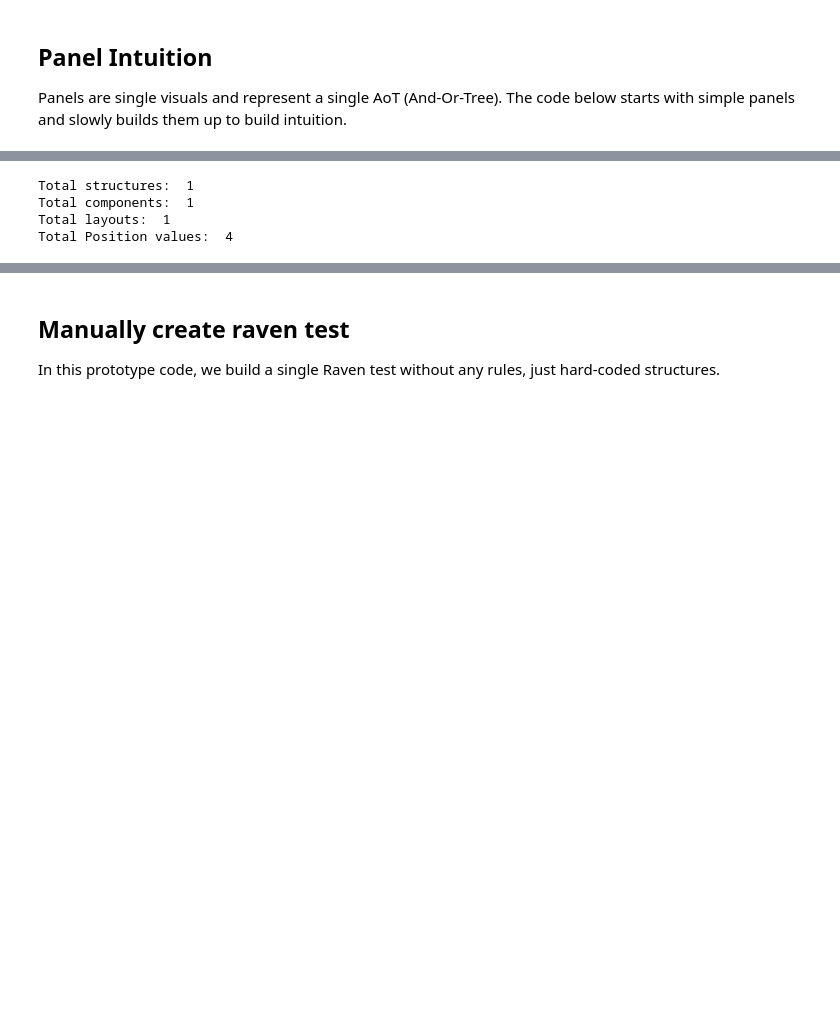
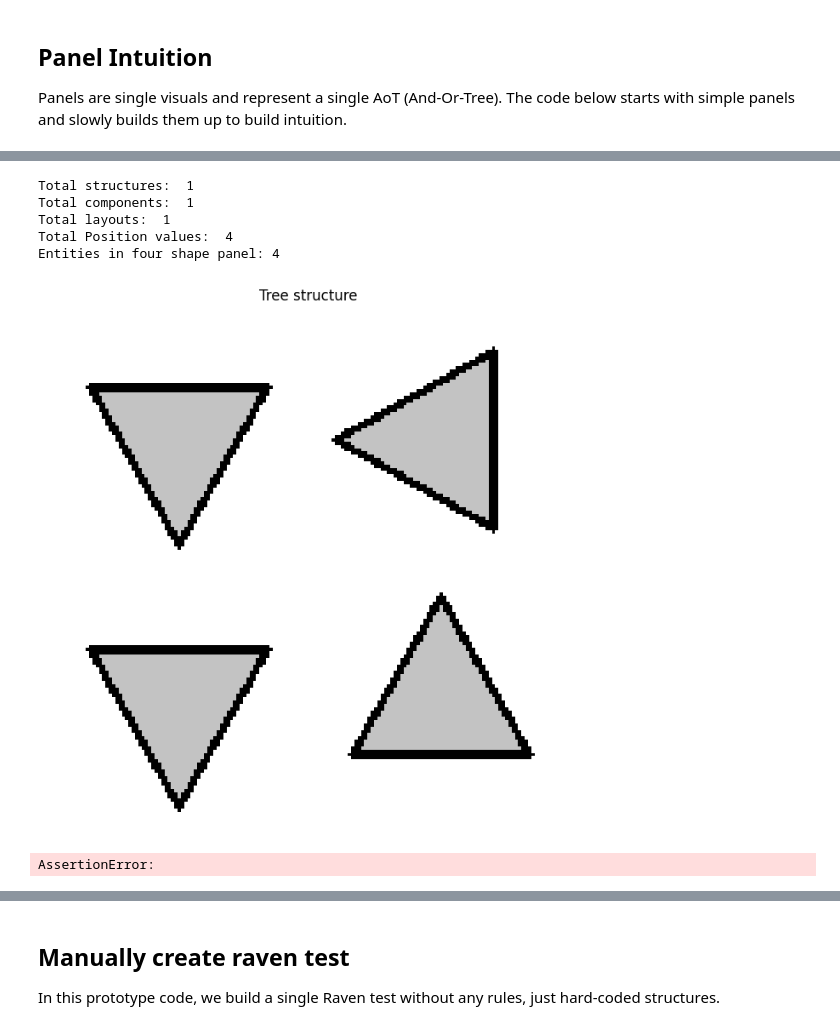
Before and after one commit to andylee024/raven-cvpr, a Jupyter notebook: notebooks/visualize_notebook.ipynb, the cells around one changed output, grey strips where cells are left out. Cells and saved outputs as stored; diff of their text form; code cells hidden in the pictures; blank space fills up the shorter version.

```diff
--- a/notebooks/visualize_notebook.ipynb
+++ b/notebooks/visualize_notebook.ipynb
@@ -219,33 +234,84 @@ def build_four_shape_panel():
     # Access the nodes of the trees
     print("Total structures: ", len(tree.children))
     structure = tree.children[0]  # First child of root is Structure
 
     print("Total components: ", len(structure.children))
     component = structure.children[0]
 
     print("Total layouts: ", len(component.children))
     layout = component.children[0]
 
     # Handle 4 positions
     layout.number.value_level = 3 # 4 entities (0-index)
     layout.position.sample(4)
 
-    # Get positions
+    # Get positions & constraints
     position_values = layout.position.get_value()
+    layout_entity_constraint = layout.entity_constraint
     print("Total Position values: ", len(position_values))
 
     # Build 4 entities
-    for i in range(4):
+    for i in range(len(position_values)):
         position_value = position_values[i]
-        layout_entity_constraint = layout.entity_constraint
         entity = build_single_entity(position_value, layout_entity_constraint)
         layout.insert(entity)
 
     return tree
 
 panel = build_four_shape_panel()
+print(f"Entities in four shape panel: {count_entities(panel)}")
+visualize_panel(panel)
 # %% [output]
 Total structures:  1
 Total components:  1
 Total layouts:  1
 Total Position values:  4
+Entities in four shape panel: 4
+[figure, added]
+# %%
+
+def build_first_panel():
+    # 1. Start with a panel that CAN hold multiple entities
+    # We'll use distribute_four which supports up to 4 entities
+    tree = build_distribute_four()
+
+    # Make sure it's properly set up for rendering
+    tree.is_pg = True
+
+    # Access the nodes of the trees
+    structure = tree.children[0]  # First child of root is Structure
+    component = structure.children[0]
+    layout = component.children[0]
+
+    # Handle 4 positions
+    layout.number.value_level = 3 # 4 entities (0-index)
+    layout.position.sample(4)
+
+    # Get positions & constraints
+    position_values = layout.position.get_value()
+    layout_entity_constraint = layout.entity_constraint
+
+    # Add just 1 entity
+    position_value = position_values[0]
+    entity = build_single_entity(position_value, layout_entity_constraint)
+    layout.insert(entity)
+
+    return tree
+
+def build_two_panels_progression():
+
+    # Build the first panel
+    panel1 = build_first_panel()
+
+    number_rule = Rule_Wrapper("Progression", "Number", [1], 0)
+    panel2 = number_rule.apply_rule(panel1)
+
+    return panel1, panel2
+
+# Run the demonstration
+p1 = build_first_panel()
+p1a, p2 = build_two_panels_progression()
+visualize_panel(p1)
+visualize_panel(p2)
+# %% [output]
+AssertionError:
```
Also changed, not shown: parts of 4 cells of this notebook.
